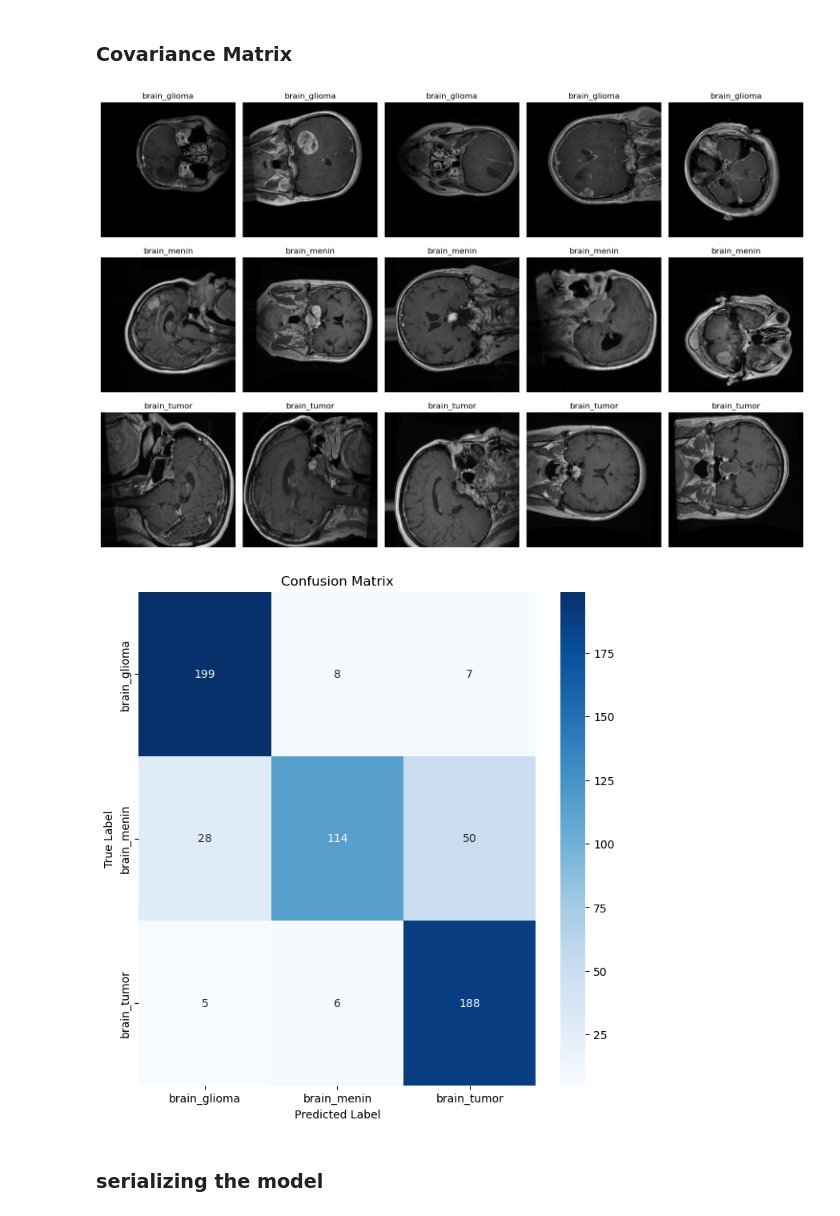
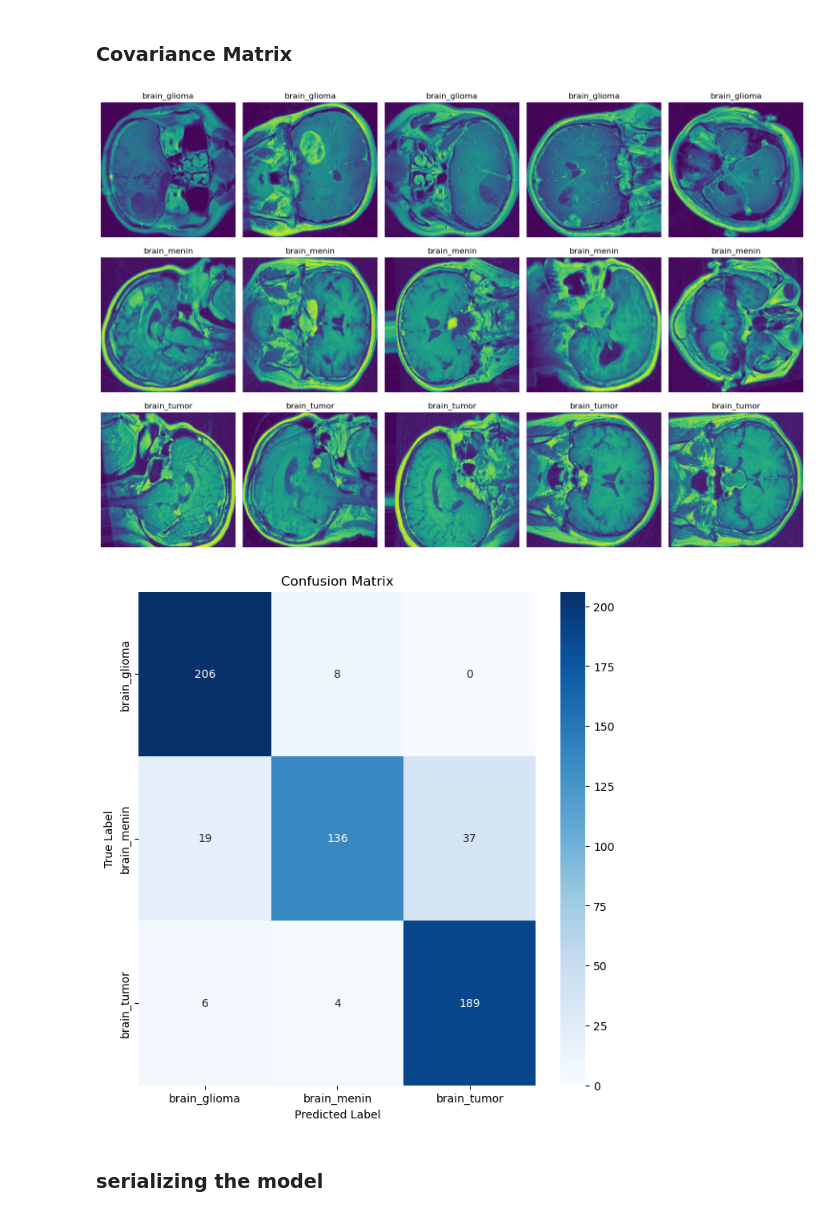
Before and after one commit to Ayoub-Vip/deep-learning-cancer-classifier, a Jupyter notebook: notebooks/1.00-ay-CNN-model.ipynb, the cells around one changed output. Cells and saved outputs as stored; diff of their text form; code cells hidden in the pictures.

```diff
--- a/notebooks/1.00-ay-CNN-model.ipynb
+++ b/notebooks/1.00-ay-CNN-model.ipynb
@@ -76,7 +69,7 @@ transformers = torchvision.transforms.Compose([
     torchvision.transforms.Normalize(mean=[0.5], std=[0.5])
 ])
 
-dataset = torchvision.datasets.ImageFolder(root=RAW_DATA_DIR, transform=transformers, target_transform=None)
+dataset = torchvision.datasets.ImageFolder(root=PROCESSED_DATA_DIR, transform=transformers, target_transform=None)
 # %% [markdown]
 ### data spliting
 # %%
@@ -288,39 +308,0 @@ Test Error:
-# %%
-
-def test_loop(dataloader, model, loss_fn, epoch=0):
-    # Set the model to evaluation mode - important for batch normalization and dropout layers
-    # Unnecessary in this situation but added for best practices
-    model.eval()
-    size = len(dataloader.dataset)
-    num_batches = len(dataloader)
-    test_loss, correct = 0, 0
-    true_labels = []
-    pred_labels = []
-    # Evaluating the model with torch.no_grad() ensures that no gradients are computed during test mode
-    # also serves to reduce unnecessary gradient computations and memory usage for tensors with requires_grad=True
-    with torch.no_grad():
-        for X, y in dataloader:
-            X = X.to(device)
-            y = y.to(device)
-            pred = model(X)
-            test_loss += loss_fn(pred, y).item()
-            correct += (pred.argmax(1) == y).type(torch.float).sum().item()
-            true_labels.extend(y.cpu().numpy())
-            pred_labels.extend(pred.argmax(1).cpu().numpy())
-
-    test_loss /= num_batches
-    correct /= size
-    print(f"Test Error: \n Accuracy: {(100*correct):>0.1f}%, Avg loss: {test_loss:>8f} \n")
-    wandb.log({"epoch": epoch,"accuracy": f"{(100*correct):>0.1f}", "test_loss": test_loss})
-
-
-
-
-    return true_labels, pred_labels, correct, test_loss
-
-
-true_labels, pred_labels, correct, test_loss =  test_loop(
-    dataloader=test_loader,
-    model=CNN_model,
-    loss_fn=loss_fn
-)
@@ -334,18 +322,18 @@ Test Error:
 # %%
 from cancer_classifier.plots import visualize_sample_images,  plot_confusion_matrix
 import time
 
 visualize_sample_images(
     dataset=dataset,
 )
 plot_confusion_matrix(
     true_classes=true_labels,
     predicted_classes=pred_labels,
-    model_name =  time.strftime("%Y-%m-%d_%H-%M-%S") + "_CNN_model_" + f"{(100*correct):>0.1f}%"
+    model_name =  time.strftime("%Y-%m-%d_%H-%M-%S") + "_CNN_model_cropped_image" + f"{(100*correct):>0.1f}%"
 )
 # %% [output]
-[figure, old version]
+[figure, new version]
-[figure, old version]
+[figure, new version]
 # %% [markdown]
 ### serializing the model
 # %%
```
Also changed, not shown: parts of 7 cells of this notebook, 29 other files.
